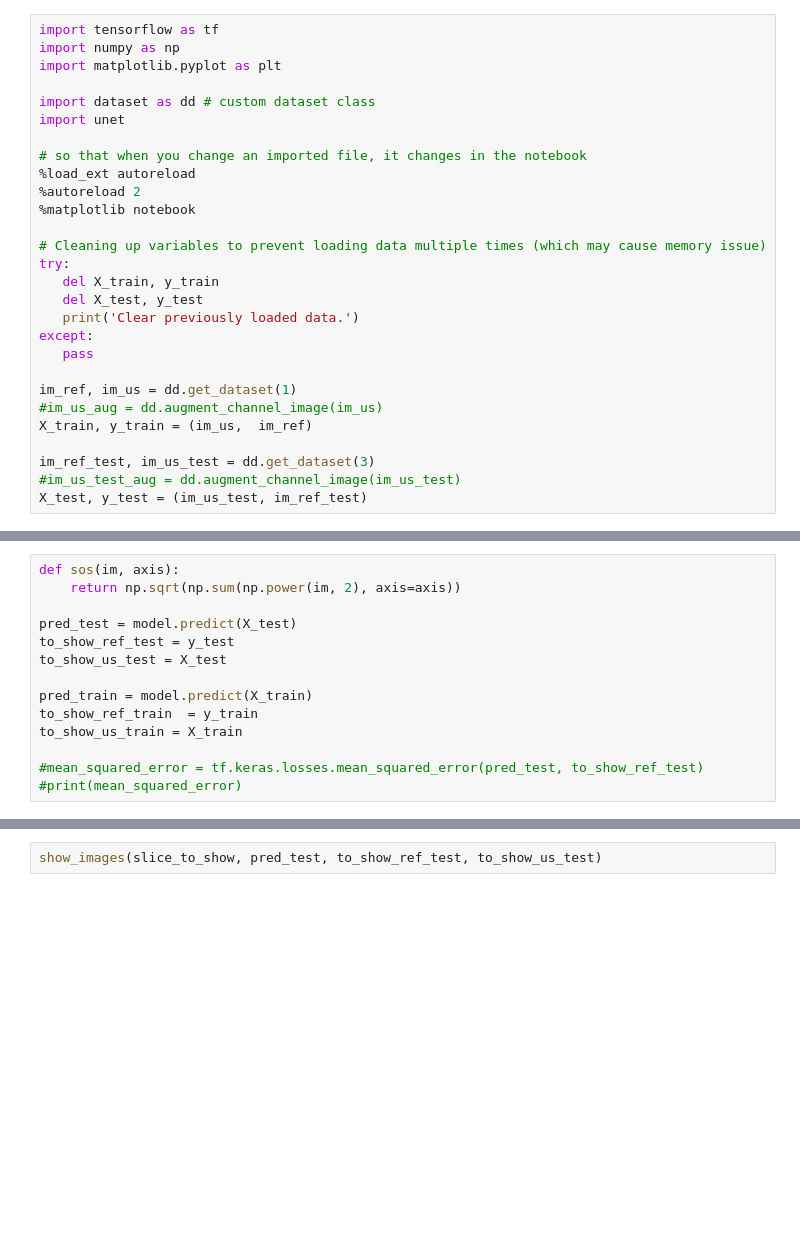
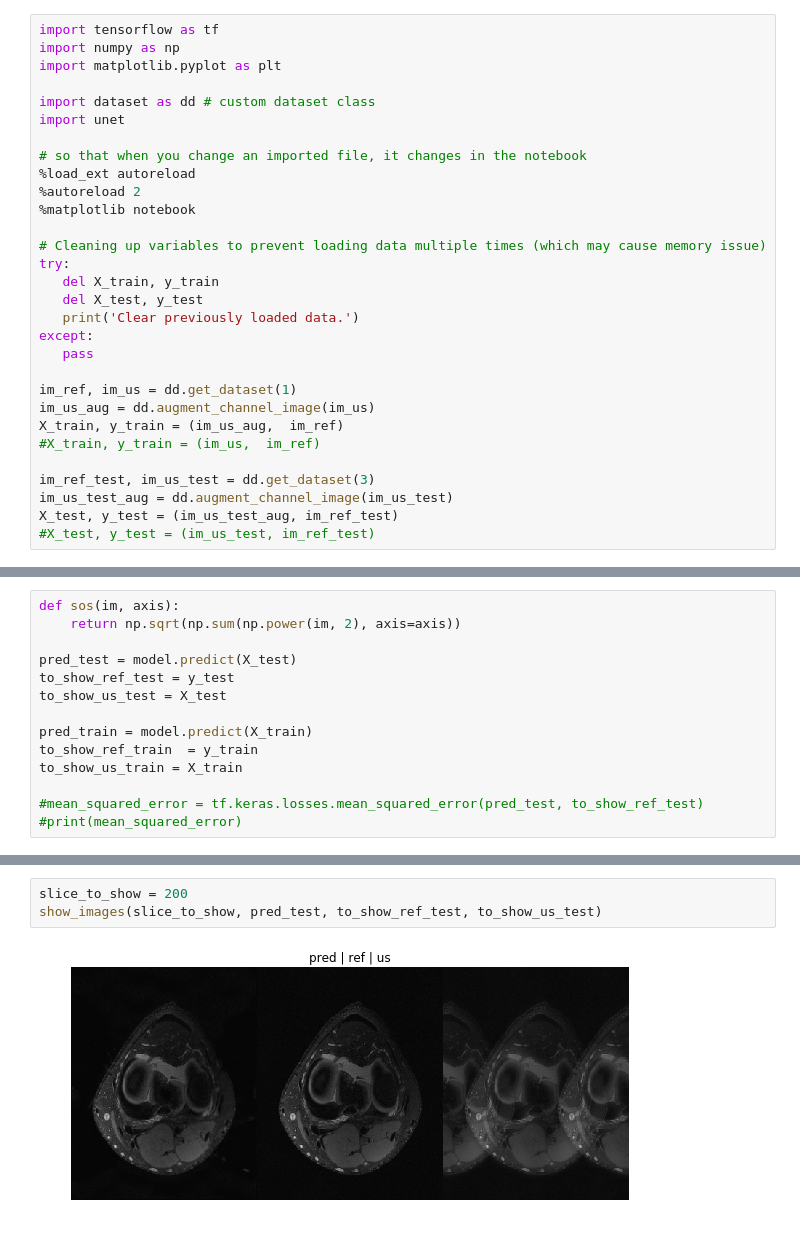
Before and after one commit to ecat/cs231n, a Jupyter notebook: python/UnetTest.ipynb, the cells around one changed output, grey strips where cells are left out. Drawn from its saved outputs; the diff is of its cells as text; blank space fills up the shorter version.

Commit message:
Did an experiment with a very small unet no pooling with data augmentation. Recon is very good

```diff
--- a/python/UnetTest.ipynb
+++ b/python/UnetTest.ipynb
@@ -20,12 +20,14 @@ except:
    pass
 
 im_ref, im_us = dd.get_dataset(1)
-#im_us_aug = dd.augment_channel_image(im_us)
-X_train, y_train = (im_us,  im_ref)
+im_us_aug = dd.augment_channel_image(im_us)
+X_train, y_train = (im_us_aug,  im_ref)
+#X_train, y_train = (im_us,  im_ref)
 
 im_ref_test, im_us_test = dd.get_dataset(3)
-#im_us_test_aug = dd.augment_channel_image(im_us_test)
-X_test, y_test = (im_us_test, im_ref_test)
+im_us_test_aug = dd.augment_channel_image(im_us_test)
+X_test, y_test = (im_us_test_aug, im_ref_test)
+#X_test, y_test = (im_us_test, im_ref_test)
 # %%
 print('Training data shape: ', X_train.shape)
 print('Training labels shape: ', y_train.shape)
@@ -164,4 +178,7 @@ def show_images(slice_to_show, pred, ref, us):
     plt.axis('off')
     plt.show()
 # %%
+slice_to_show = 200
 show_images(slice_to_show, pred_test, to_show_ref_test, to_show_us_test)
+# %% [output]
+[figure, added]
```
Also changed, not shown: parts of 9 cells of this notebook, 3 other files.
